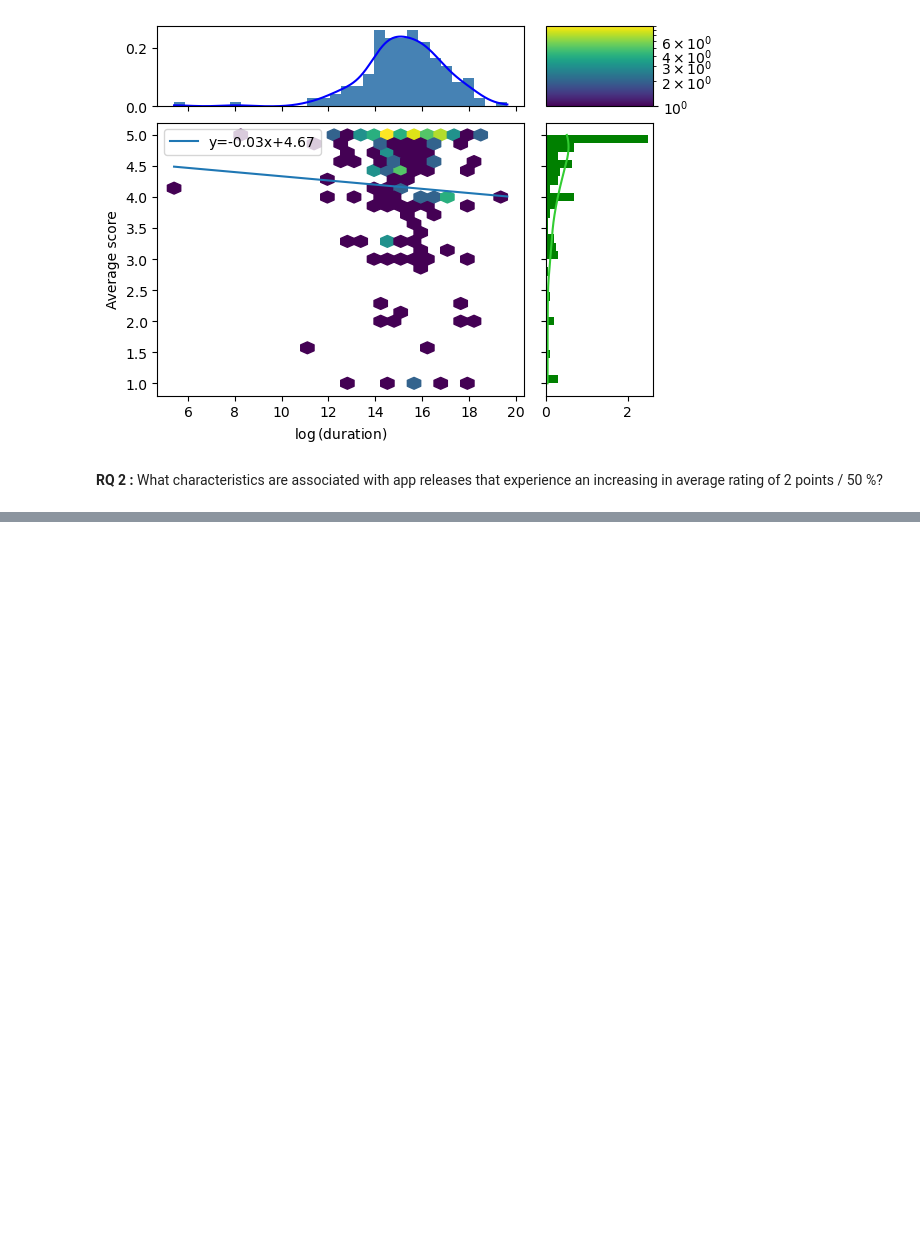
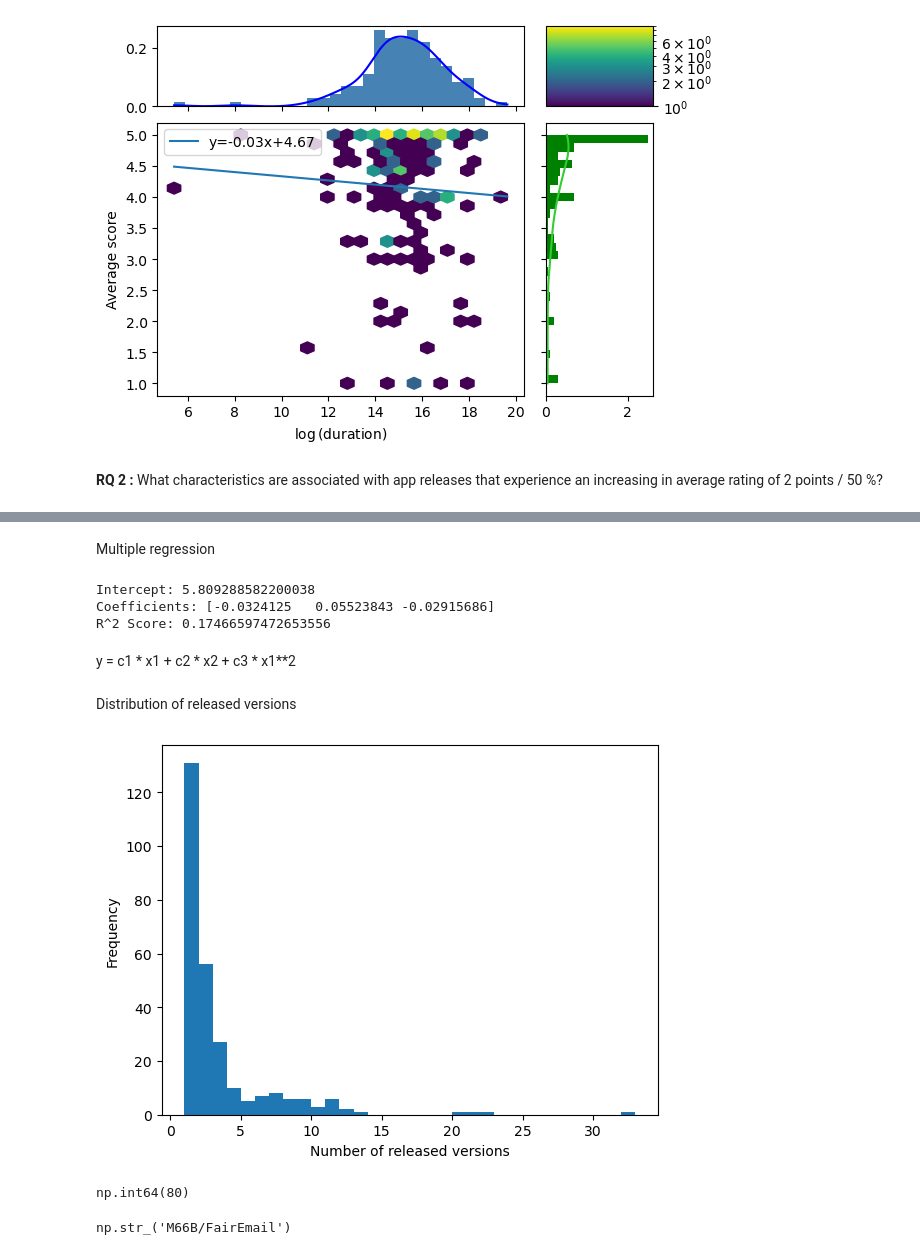
Before and after one commit to mgjfl/DATAR, a Jupyter notebook: results.ipynb, the cells around one changed output, grey strips where cells are left out. Cells and saved outputs as stored; diff of their text form; code cells hidden in the pictures; blank space fills up the shorter version.

```diff
--- a/results.ipynb
+++ b/results.ipynb
@@ -330,0 +552,68 @@ Text(0.5, 0.98, 'Percentual increase in values per score increase')
+# %% [markdown]
+Multiple regression
+# %%
+get_metrics = {
+    "Closed issues" : lambda id, data : len(data[id]["closed_issues"]),
+    # "Opened issues" : lambda id, data : len(data[id]["created_issues"]),
+    # "Number of Commits" : lambda id, data : len(data[id]["commits"]),
+    # "Number of Pull Requests" : lambda id, data : len(data[id]["pull_requests"]),
+    # "Number of Contributors" : lambda id, data : len(data[id]["contributors"]),
+    "File size" : lambda id, data : data[id]["apk_metrics"]["fileSize"] if data[id]["apk_metrics"] is not None else None,
+    # "Dex size" : lambda id, data : data[id]["apk_metrics"]["dexSize"] if data[id]["apk_metrics"] is not None else None,
+    # "Code metrics count" : lambda id, data : sum(map(lambda x : x["count"], data[id]["code_metrics"].values())) if data[id]["code_metrics"] is not None else None,
+    "Average Asset Downloads" : lambda id, data : np.mean(list(map(lambda x : x["download_count"], data[id]["release_data"]["assets"])))
+}
+
+y, x = datapoints_per_metric(pop_increases, list(get_metrics.values()))
+
+from sklearn.preprocessing import PolynomialFeatures
+
+# Transform features to include polynomial terms up to degree 2
+# poly = PolynomialFeatures(degree=3, include_bias=False)
+# x = poly.fit_transform(x)
+
+multiple_lin_regr = LinearRegression()
+multiple_lin_regr.fit(x, y)
+
+# Get the intercept and coefficients
+intercept = multiple_lin_regr.intercept_
+coefficients = multiple_lin_regr.coef_
+
+# Predict values
+y_pred = multiple_lin_regr.predict(x)
+
+# Calculate the R^2 score
+r2 = r2_score(y, y_pred)
+
+# Output results
+print("Intercept:", intercept)
+print("Coefficients:", coefficients)
+print("R^2 Score:", r2)
+# %% [output]
+Intercept: 5.809288582200038
+Coefficients: [-0.0324125   0.05523843 -0.02915686]
+R^2 Score: 0.17466597472653556
+# %% [markdown]
+y = c1 * x1 + c2 * x2 + c3 * x1**2
+# %% [markdown]
+Distribution of released versions
+# %%
+n_versions_0 = np.array(list(map(lambda x : len(x.keys()), metrics_per_version.values())))
+n_versions = n_versions_0[n_versions_0 != 0]
+bins = np.linspace(1, n_versions.max(), n_versions.max())
+plt.hist(n_versions, bins = bins)
+plt.xlabel("Number of released versions")
+plt.ylabel("Frequency");
+# %% [output]
+[figure, added]
+# %%
+id = np.where(n_versions_0 == n_versions_0.max())[0][0]
+id
+# %% [output]
+np.int64(80)
+# %%
+
+id = np.where(n_versions_0 == n_versions_0.max())[0][0]
+list(metrics_per_version.keys())[id]
+# %% [output]
+np.str_('M66B/FairEmail')
```
Also changed, not shown: parts of 22 cells of this notebook.
